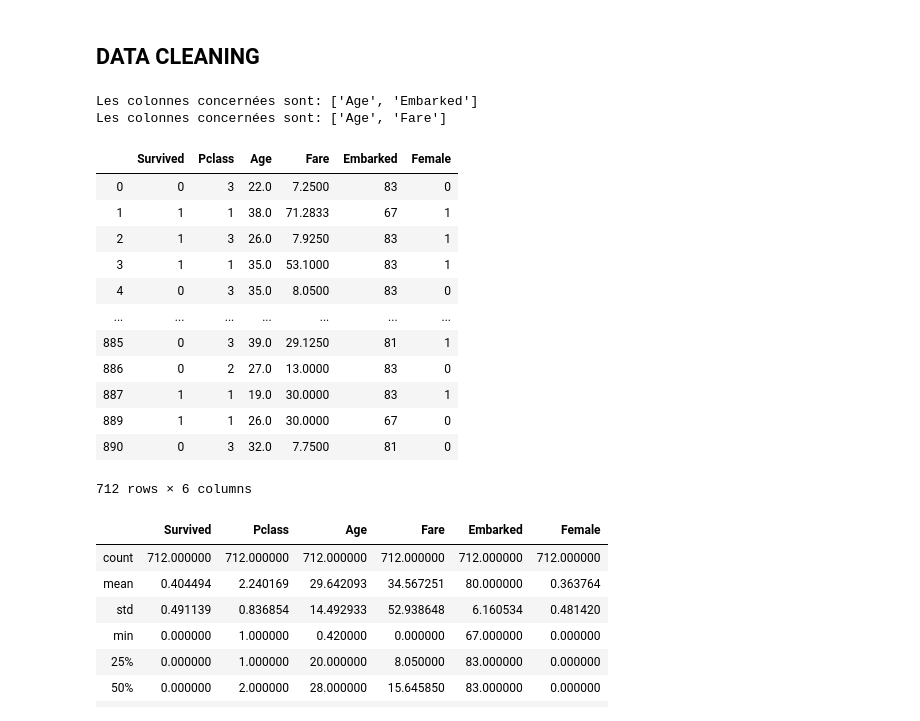
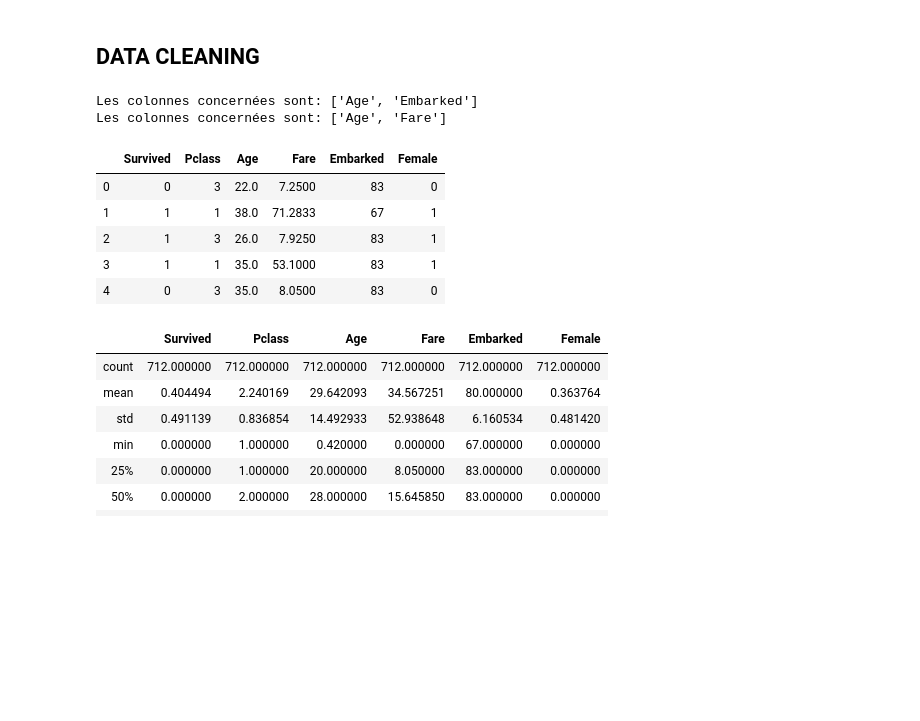
Before and after one commit to lamarqueclement/titanic_projet2, a Jupyter notebook: Titanic2.ipynb, the cells around one changed output. Cells and saved outputs as stored; diff of their text form; code cells hidden in the pictures; blank space fills up the shorter version.

```diff
--- a/Titanic2.ipynb
+++ b/Titanic2.ipynb
@@ -60,40 +76,31 @@ plt.show()
 # %% [markdown]
 ## DATA CLEANING
 # %%
-train = pd.read_csv("train.csv")
-
 def cleaning(data):
     # Colonnes sans intérêt
     data = data.drop(["PassengerId", "Name", 'SibSp', 'Parch', "Cabin", "Ticket"], axis=1)
     # Création de la colonne Female (0,1) pour remplacer 'Sex'
     data['Female']=list(map(lambda x: int(x=='female'), data['Sex']))
     data = data.drop(["Sex"], axis=1)
     # Colonnes ayant des Nan et suppression des lignes correspondantes
     print('Les colonnes concernées sont:',data.columns[data.isna().any()].tolist())
     data = data.dropna(axis=0, how='any', thresh=None, subset=None, inplace=False)
     # embarked transcrite sur le code touche clavier
     data['Embarked'] = [ord(i) for i in data['Embarked']] # compris entre 65 et 90
          # chr(code) pour retranscription
     return data
 c_train = cleaning(train)
 c_test = cleaning(test)
-c_train
+c_train. head()
 # %% [output]
 Les colonnes concernées sont: ['Age', 'Embarked']
 Les colonnes concernées sont: ['Age', 'Fare']
 |  | Survived | Pclass | Age | Fare | Embarked | Female |
 | 0 | 0 | 3 | 22.0 | 7.2500 | 83 | 0 |
 | 1 | 1 | 1 | 38.0 | 71.2833 | 67 | 1 |
 | 2 | 1 | 3 | 26.0 | 7.9250 | 83 | 1 |
 | 3 | 1 | 1 | 35.0 | 53.1000 | 83 | 1 |
 | 4 | 0 | 3 | 35.0 | 8.0500 | 83 | 0 |
-| ... | ... | ... | ... | ... | ... | ... |
-| 885 | 0 | 3 | 39.0 | 29.1250 | 81 | 1 |
-| 886 | 0 | 2 | 27.0 | 13.0000 | 83 | 0 |
-| 887 | 1 | 1 | 19.0 | 30.0000 | 83 | 1 |
-| 889 | 1 | 1 | 26.0 | 30.0000 | 67 | 0 |
-| 890 | 0 | 3 | 32.0 | 7.7500 | 81 | 0 |
-712 rows × 6 columns
 # %%
 c_train.describe()
 # %% [output]
```
Also changed, not shown: parts of 40 cells of this notebook.
